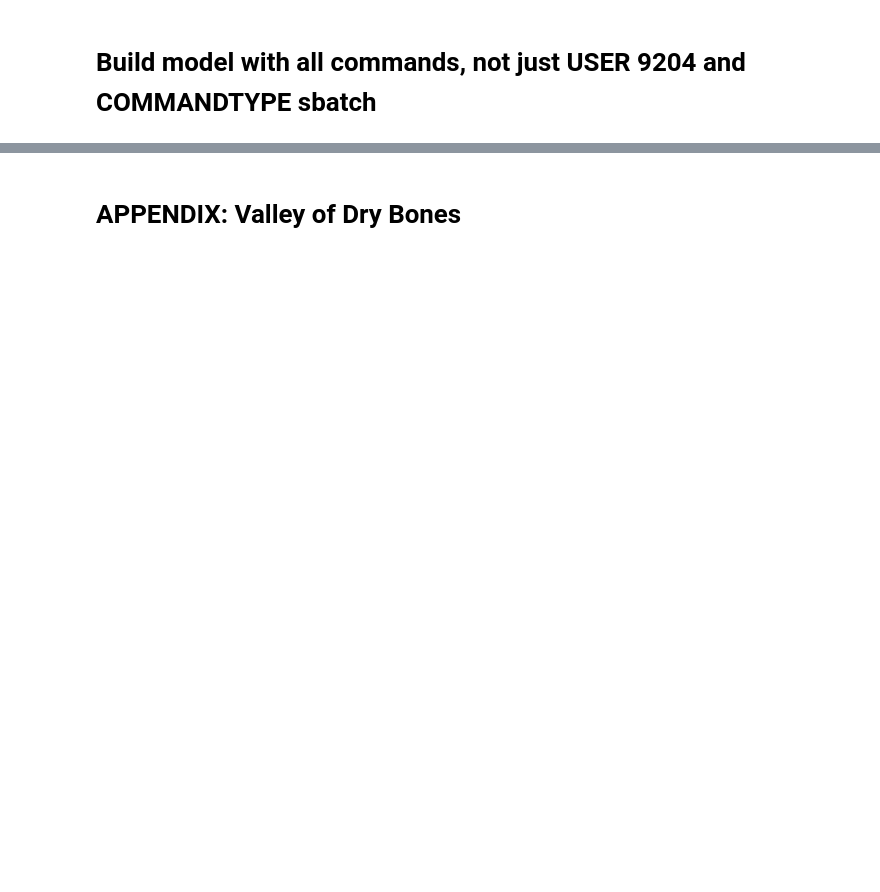
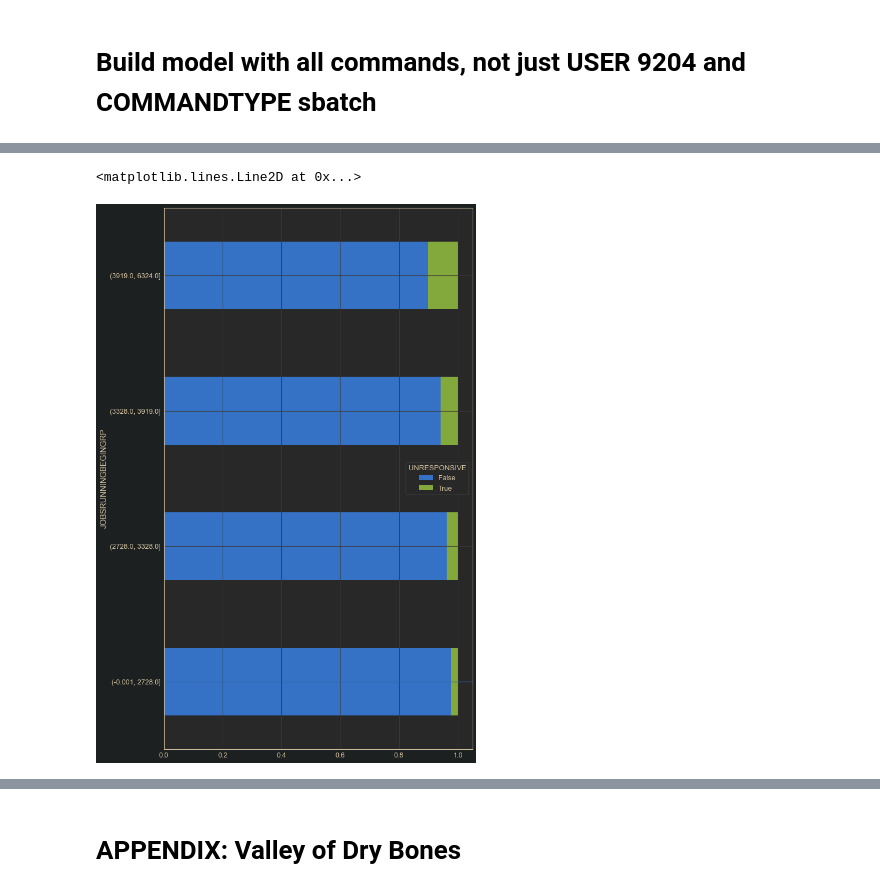
Before and after one commit to jrioross/accre-data-nerds, a Jupyter notebook: notebooks/jrr_03_model_refined.ipynb, the cells around one changed output, grey strips where cells are left out. Cells and saved outputs as stored; diff of their text form; code cells hidden in the pictures; blank space fills up the shorter version.

```diff
--- a/notebooks/jrr_03_model_refined.ipynb
+++ b/notebooks/jrr_03_model_refined.ipynb
@@ -259,0 +414,20 @@ Logistic AIC: 6405999.756862564
+# %%
+slurm_testing_JOBSRUNNING['JOBSRUNNINGBEGINGRP'] = pd.qcut(slurm_testing_JOBSRUNNING['JOBSRUNNINGBEGIN'],
+                                                           q = 4)
+
+fig, ax = plt.subplots(figsize = (10,18))
+
+(slurm_testing_JOBSRUNNING
+         .groupby(['JOBSRUNNINGBEGINGRP', 'UNRESPONSIVE'])
+         ['JOBSRUNNINGBEGINGRP']
+         .count()/slurm_testing_JOBSRUNNING
+                     .groupby('JOBSRUNNINGBEGINGRP')
+                     ['JOBSRUNNINGBEGINGRP']
+                     .count()
+).unstack().plot(kind = 'barh',
+       stacked = True,
+       ax = ax)
+ax.axhline()
+# %% [output]
+<matplotlib.lines.Line2D at 0x...>
+[figure, added]
```
Also changed, not shown: parts of 45 cells of this notebook, 3 other files.
